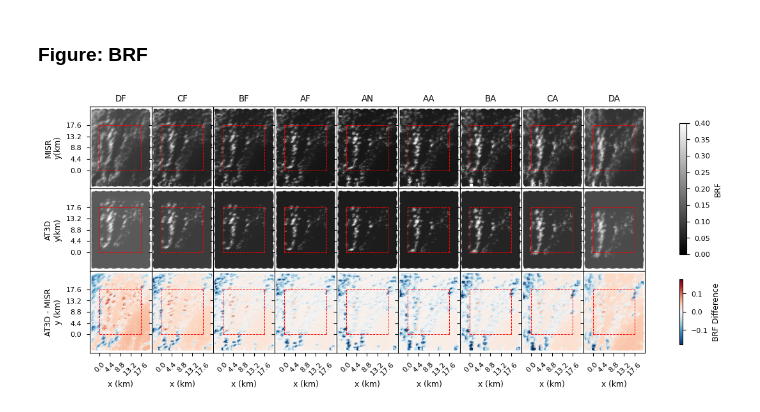
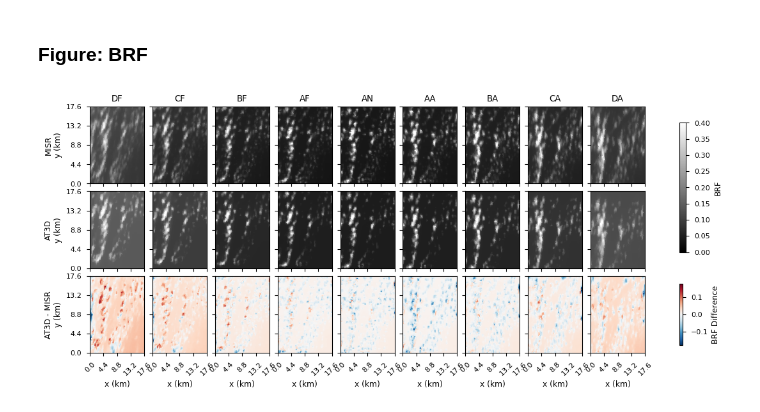
Before and after one commit to jlun17/misr-at3d-camp2ex, a Jupyter notebook: notebooks/investigation/single_retrieval/paper_figures.ipynb, the cells around one changed output. Drawn from its saved outputs; the diff is of its cells as text; code cells hidden in the pictures.

```diff
--- a/notebooks/investigation/single_retrieval/paper_figures.ipynb
+++ b/notebooks/investigation/single_retrieval/paper_figures.ipynb
@@ -151,7 +151,7 @@ if(savefigs):
 vmin = 0
 vmax = 0.4
 vrange = 0.18
-s = 8
+s = 2
 ticks = [0.0, 4.4, 8.8, 13.2, 17.6]
 
 misr_obs = obs['MISR']['sensor_list']
@@ -159,7 +159,7 @@ at3d_obs = sensors['MISR']['sensor_list']
 
 plt.style.use('seaborn-v0_8-paper')
 f, ax = plt.subplots(3, 9, figsize=(14, 5), sharex=True, sharey=True)
-plt.subplots_adjust(wspace=0.0, hspace=0.0)
+plt.subplots_adjust(wspace=0.15, hspace=0.1)
 
 for i, (mo, ao) in enumerate(zip(misr_obs, at3d_obs)):
     ax[0, i].scatter(
@@ -185,39 +185,41 @@ for i, (mo, ao) in enumerate(zip(misr_obs, at3d_obs)):
     c2 = ax[2, i].scatter(
         ao.cam_x.data,
         ao.cam_y.data,
         c = ((np.pi * ao.I.data) / ao.mu0) - ((np.pi * mo.I.data) / mo.mu0),
         s = s,
         cmap = 'RdBu_r',
         vmin = -vrange,
         vmax = vrange,
         marker = 's'
     )
     ax[0,i].set_title(mo.name)
     ax[2,i].set_xlabel('x (km)')
 plt.colorbar(c1, ax=ax[0:2, :], label='BRF', shrink=0.8)
 plt.colorbar(c2, ax=ax[2,:], label='BRF Difference', shrink=0.8)
-ax[0, 0].set_ylabel('MISR\ny(km)')
-ax[1, 0].set_ylabel('AT3D\ny(km)')
+ax[0, 0].set_ylabel('MISR\ny (km)')
+ax[1, 0].set_ylabel('AT3D\ny (km)')
 ax[2, 0].set_ylabel('AT3D - MISR\ny (km)')
 
 ls = '--'
 lw = 0.7
 for a in ax.flat:
-    a.plot([0, 0], [0, 17.6], c='r', ls=ls, lw=lw)
-    a.plot([0, 17.6], [0, 0], c='r', ls=ls, lw=lw)
-    a.plot([17.6, 17.6], [0, 17.6], c='r', ls=ls, lw=lw)
-    a.plot([0, 17.6], [17.6, 17.6], c='r', ls=ls, lw=lw)
+    # a.plot([0, 0], [0, 17.6], c='r', ls=ls, lw=lw)
+    # a.plot([0, 17.6], [0, 0], c='r', ls=ls, lw=lw)
+    # a.plot([17.6, 17.6], [0, 17.6], c='r', ls=ls, lw=lw)
+    # a.plot([0, 17.6], [17.6, 17.6], c='r', ls=ls, lw=lw)
     a.set_xticks(ticks)
     a.set_xticklabels(ticks, rotation=45)
     a.set_yticks(ticks)
-# plt.xticks(rotation=45)
+    a.set_xlim([0,17.6])
+    a.set_ylim([0,17.6])
+savefigs = True
 if(savefigs):
     plt.savefig(
-        FIGURE_OUT / 'obs_vs_forward_sim_{}.png'.format(iter_file.stem),
+        FIGURE_OUT / 'obs_vs_forward_sim_{}e.png'.format(iter_file.stem),
         format='png',
         dpi=300,
         bbox_inches='tight',
         transparent=False
     )
 # %% [output]
-[figure, old version]
+[figure, new version]
```
Also changed, not shown: parts of 2 cells of this notebook, 5 other files.
